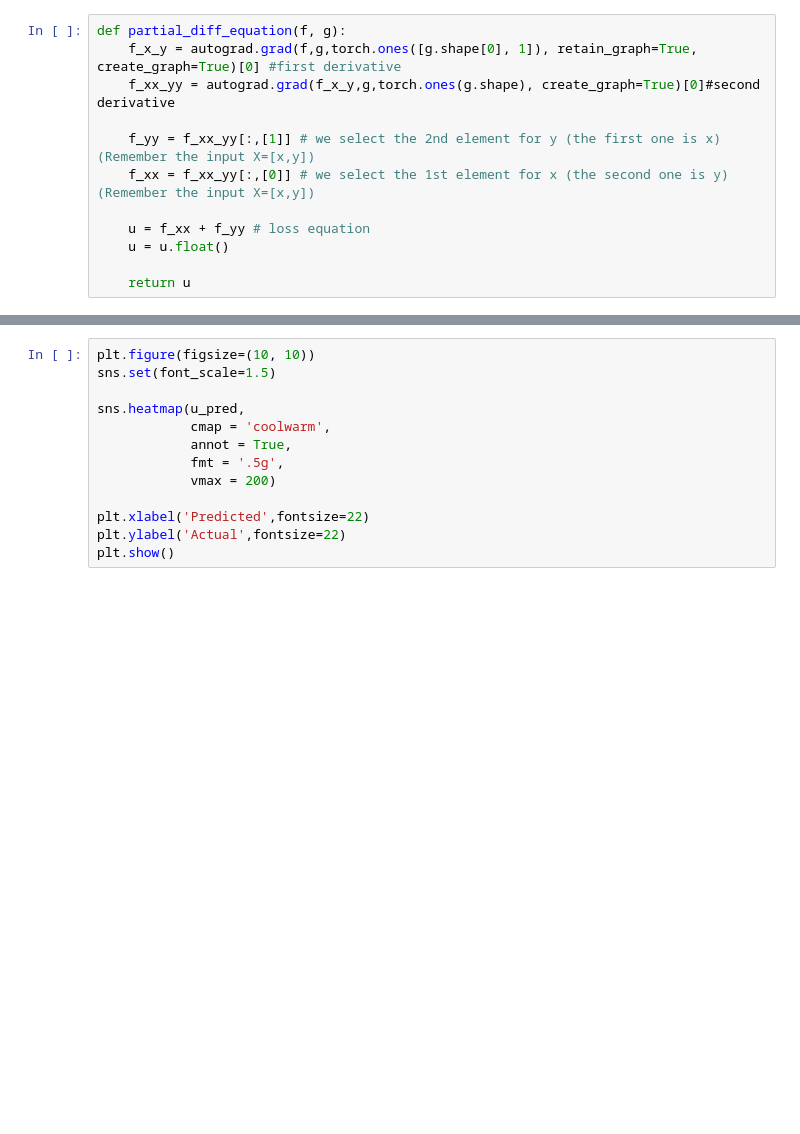
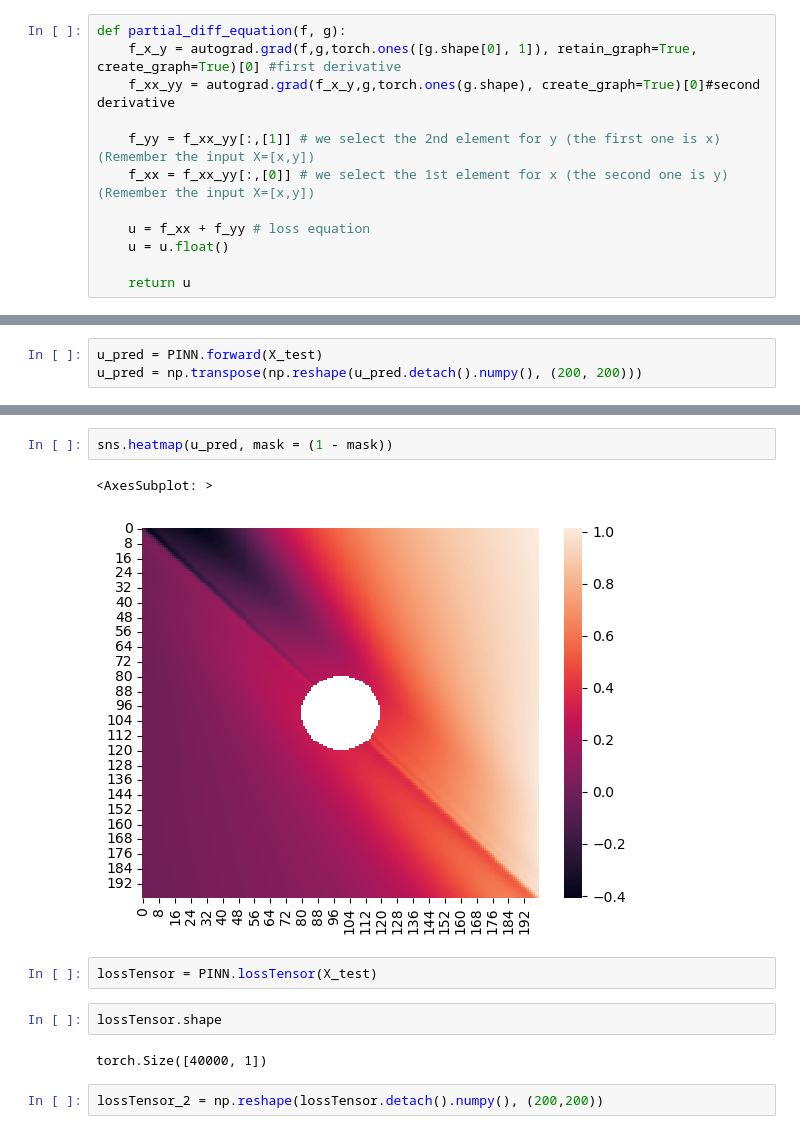
Before and after one commit to ThyCap/TCC, a Jupyter notebook: viz_file.ipynb, the cells around one changed output, grey strips where cells are left out. Saved outputs shown, nothing was run; the diff lists cells and outputs as text; blank space fills up the shorter version.

```diff
--- a/viz_file.ipynb
+++ b/viz_file.ipynb
@@ -49,0 +77,3 @@ sns.heatmap(u_pred)
+# %%
+u_pred = PINN.forward(X_test)
+u_pred = np.transpose(np.reshape(u_pred.detach().numpy(), (200, 200)))
@@ -55,13 +86,13 @@ sns.kdeplot(u_pred, x = x, y = y)
-# %%
-plt.figure(figsize=(10, 10))
-sns.set(font_scale=1.5)
-
-sns.heatmap(u_pred,
-            cmap = 'coolwarm',
-            annot = True,
-            fmt = '.5g',
-            vmax = 200)
-
-plt.xlabel('Predicted',fontsize=22)
-plt.ylabel('Actual',fontsize=22)
-plt.show()
+# %%
+sns.heatmap(u_pred, mask = (1 - mask))
+# %% [output]
+<AxesSubplot: >
+[figure, added]
+# %%
+lossTensor = PINN.lossTensor(X_test)
+# %%
+lossTensor.shape
+# %% [output]
+torch.Size([40000, 1])
+# %%
+lossTensor_2 = np.reshape(lossTensor.detach().numpy(), (200,200))
```
Also changed, not shown: parts of 17 cells of this notebook, 7 other files.
